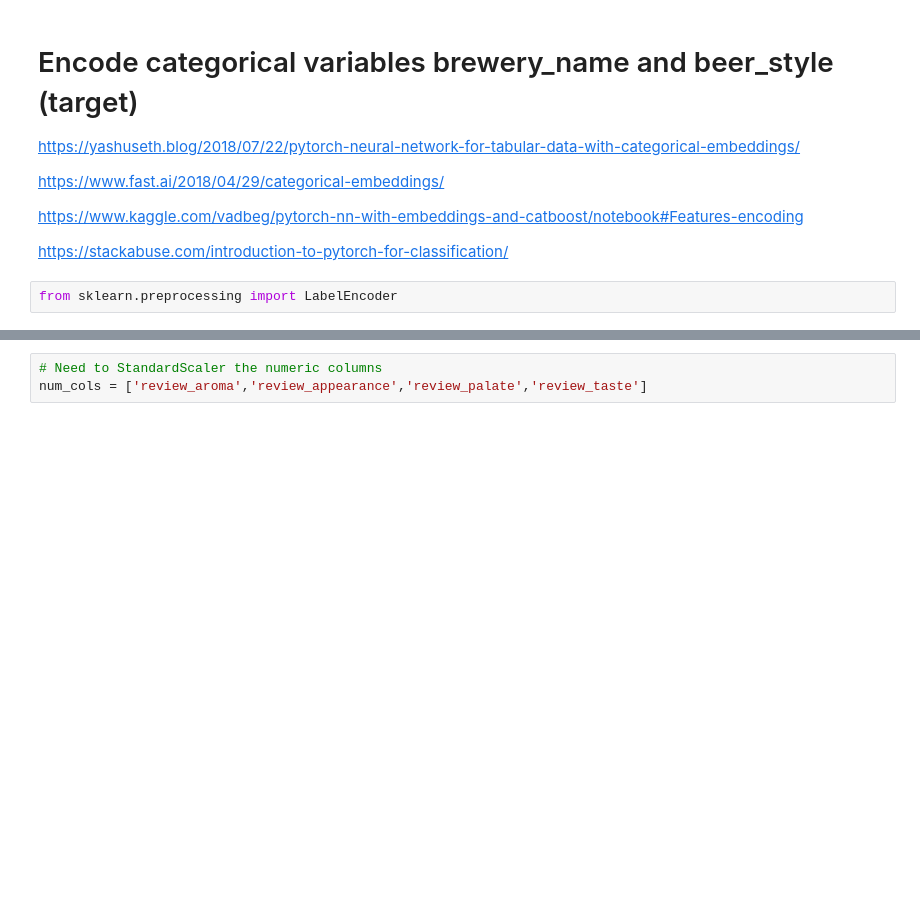
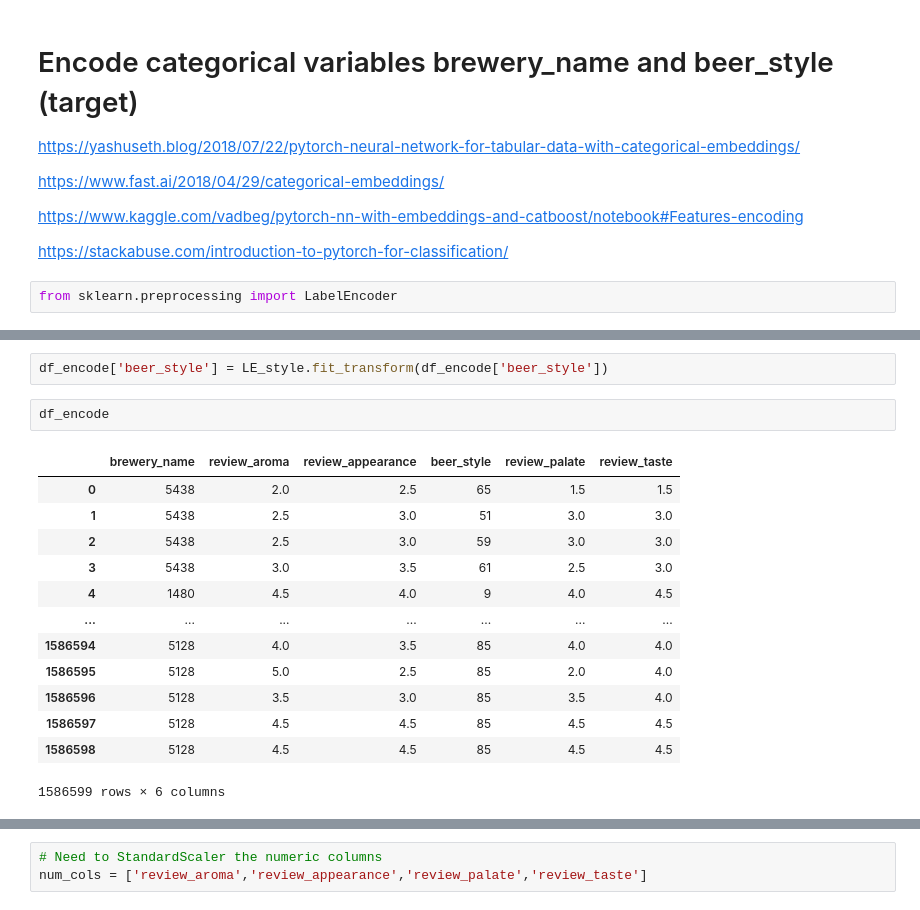
Before and after one commit to Reasmey/adsi_beer_app, a Jupyter notebook: notebooks/Data_cleaning.ipynb, the cells around one changed output, grey strips where cells are left out. Cells and saved outputs as stored; diff of their text form; blank space fills up the shorter version.

```diff
--- a/notebooks/Data_cleaning.ipynb
+++ b/notebooks/Data_cleaning.ipynb
@@ -331,0 +326,18 @@ label_encoders
+# %%
+df_encode['beer_style'] = LE_style.fit_transform(df_encode['beer_style'])
+# %%
+df_encode
+# %% [output]
+|  | brewery_name | review_aroma | review_appearance | beer_style | review_palate | review_taste |
+| 0 | 5438 | 2.0 | 2.5 | 65 | 1.5 | 1.5 |
+| 1 | 5438 | 2.5 | 3.0 | 51 | 3.0 | 3.0 |
+| 2 | 5438 | 2.5 | 3.0 | 59 | 3.0 | 3.0 |
+| 3 | 5438 | 3.0 | 3.5 | 61 | 2.5 | 3.0 |
+| 4 | 1480 | 4.5 | 4.0 | 9 | 4.0 | 4.5 |
+| ... | ... | ... | ... | ... | ... | ... |
+| 1586594 | 5128 | 4.0 | 3.5 | 85 | 4.0 | 4.0 |
+| 1586595 | 5128 | 5.0 | 2.5 | 85 | 2.0 | 4.0 |
+| 1586596 | 5128 | 3.5 | 3.0 | 85 | 3.5 | 4.0 |
+| 1586597 | 5128 | 4.5 | 4.5 | 85 | 4.5 | 4.5 |
+| 1586598 | 5128 | 4.5 | 4.5 | 85 | 4.5 | 4.5 |
+1586599 rows × 6 columns
```
Also changed, not shown: parts of 33 cells of this notebook, 9 other files.
